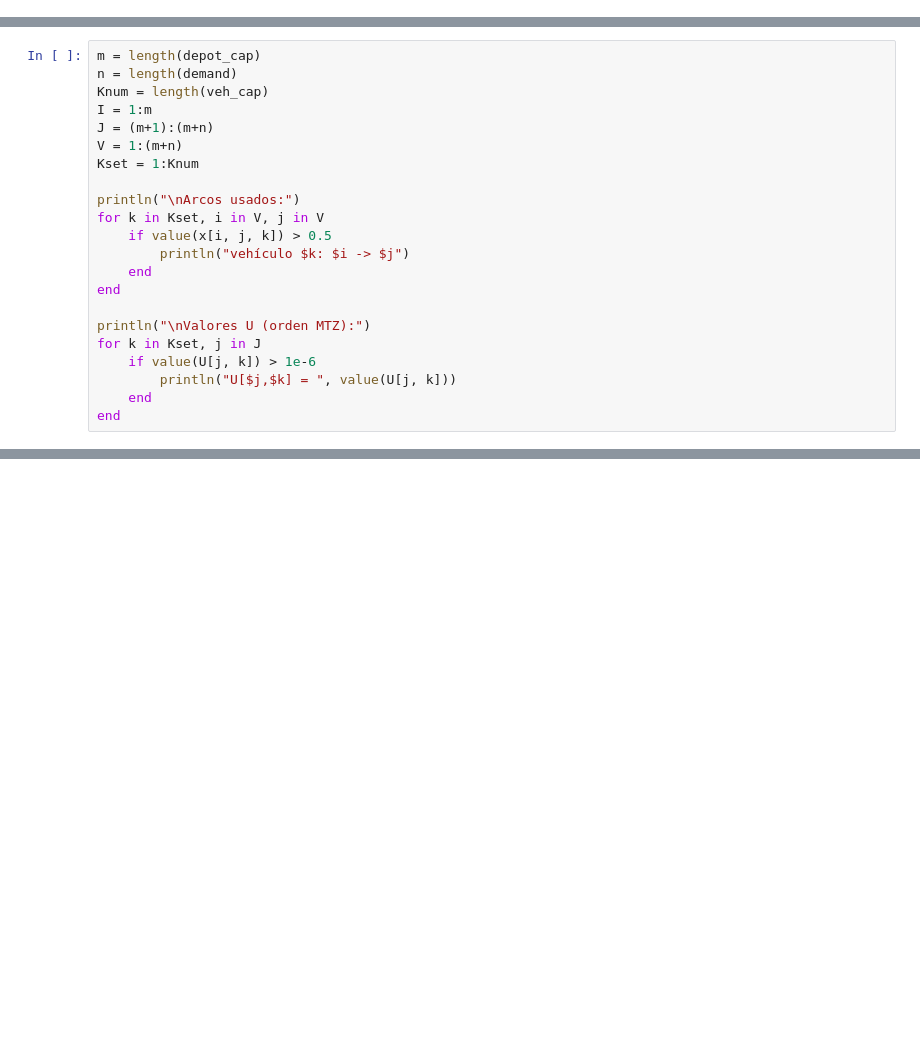
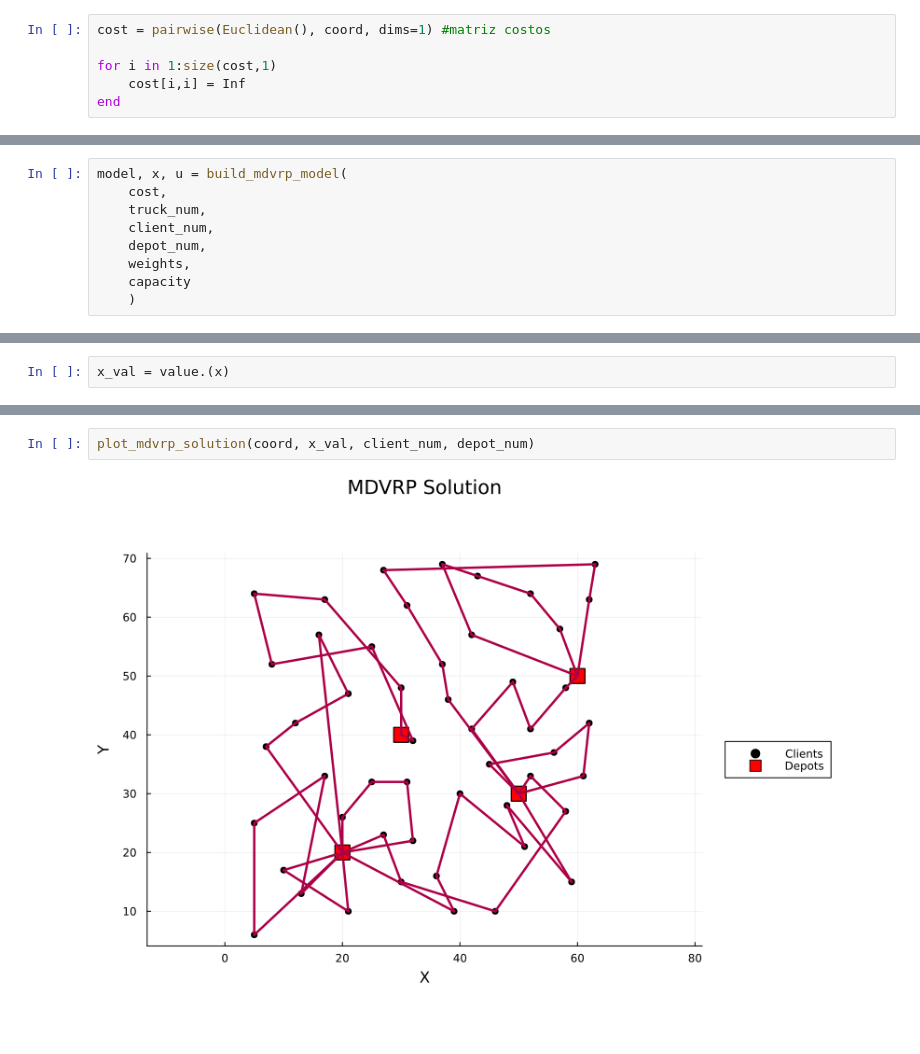
Before and after one commit to ivanriuk/Tarea4_Optimizacion2, a Jupyter notebook: ExactMDVRP.ipynb, the cells around one changed output, grey strips where cells are left out. Cells and saved outputs as stored; diff of their text form; blank space fills up the shorter version.

Commit message:
An exact model algorithm for solving MDVRP problems using HiGHS and JuMP

```diff
--- a/ExactMDVRP.ipynb
+++ b/ExactMDVRP.ipynb
@@ -24,3 +120,9 @@ Precompiling project...
+# %%
+cost = pairwise(Euclidean(), coord, dims=1) #matriz costos
+
+for i in 1:size(cost,1)
+	cost[i,i] = Inf
+end
 # %%
 using JuMP
 using HiGHS
@@ -198,22 +252,0 @@ Objetivo: 31.999999999999876
-# %%
-m = length(depot_cap)
-n = length(demand)
-Knum = length(veh_cap)
-I = 1:m
-J = (m+1):(m+n)
-V = 1:(m+n)
-Kset = 1:Knum
-
-println("\nArcos usados:")
-for k in Kset, i in V, j in V
-    if value(x[i, j, k]) > 0.5
-        println("vehículo $k: $i -> $j")
-    end
-end
-
-println("\nValores U (orden MTZ):")
-for k in Kset, j in J
-    if value(U[j, k]) > 1e-6
-        println("U[$j,$k] = ", value(U[j, k]))
-    end
-end
@@ -237,0 +253,9 @@ U[7,3] = 0.9999999999999973
+# %%
+model, x, u = build_mdvrp_model(
+    cost,
+    truck_num,
+    client_num,
+    depot_num,
+    weights,
+    capacity
+    )
@@ -237,0 +303,2 @@ U[7,3] = 0.9999999999999973
+# %%
+x_val = value.(x)
@@ -237,0 +415,4 @@ U[7,3] = 0.9999999999999973
+# %%
+plot_mdvrp_solution(coord, x_val, client_num, depot_num)
+# %% [output]
+[figure, added]
```
Also changed, not shown: parts of 13 cells of this notebook.
